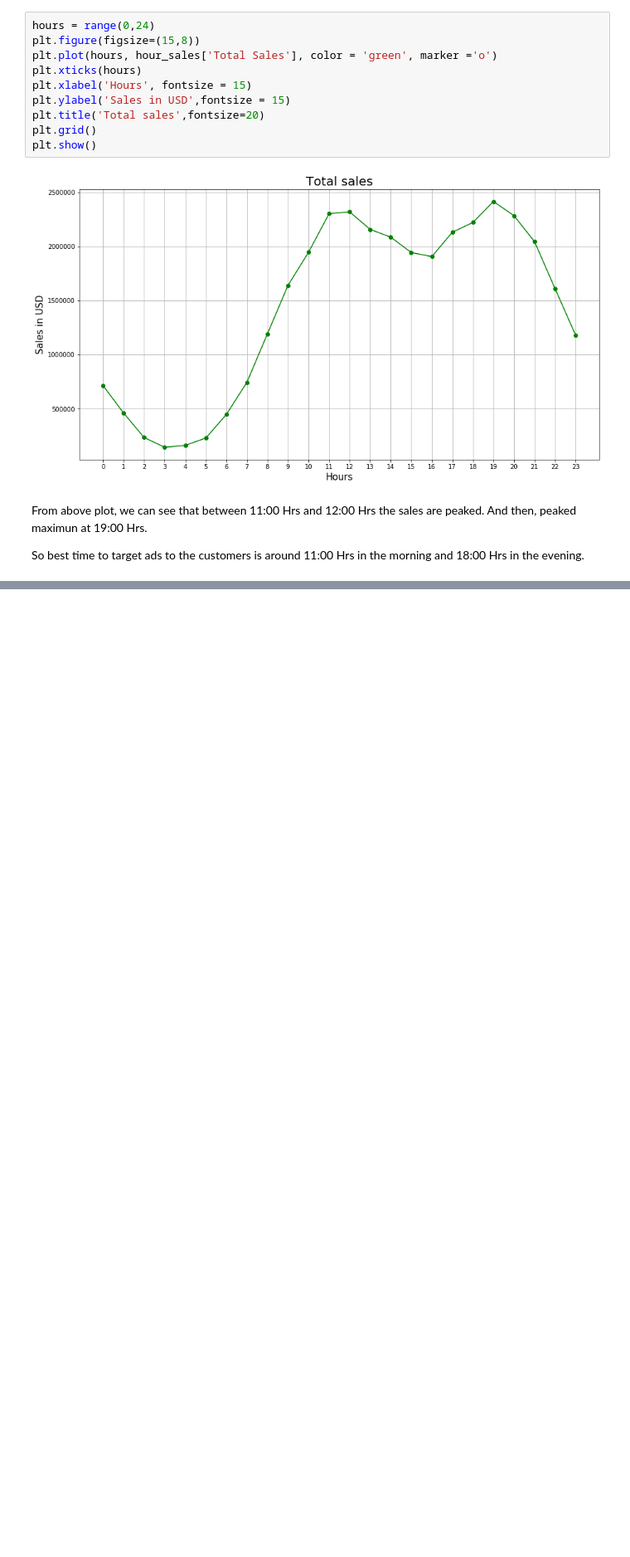
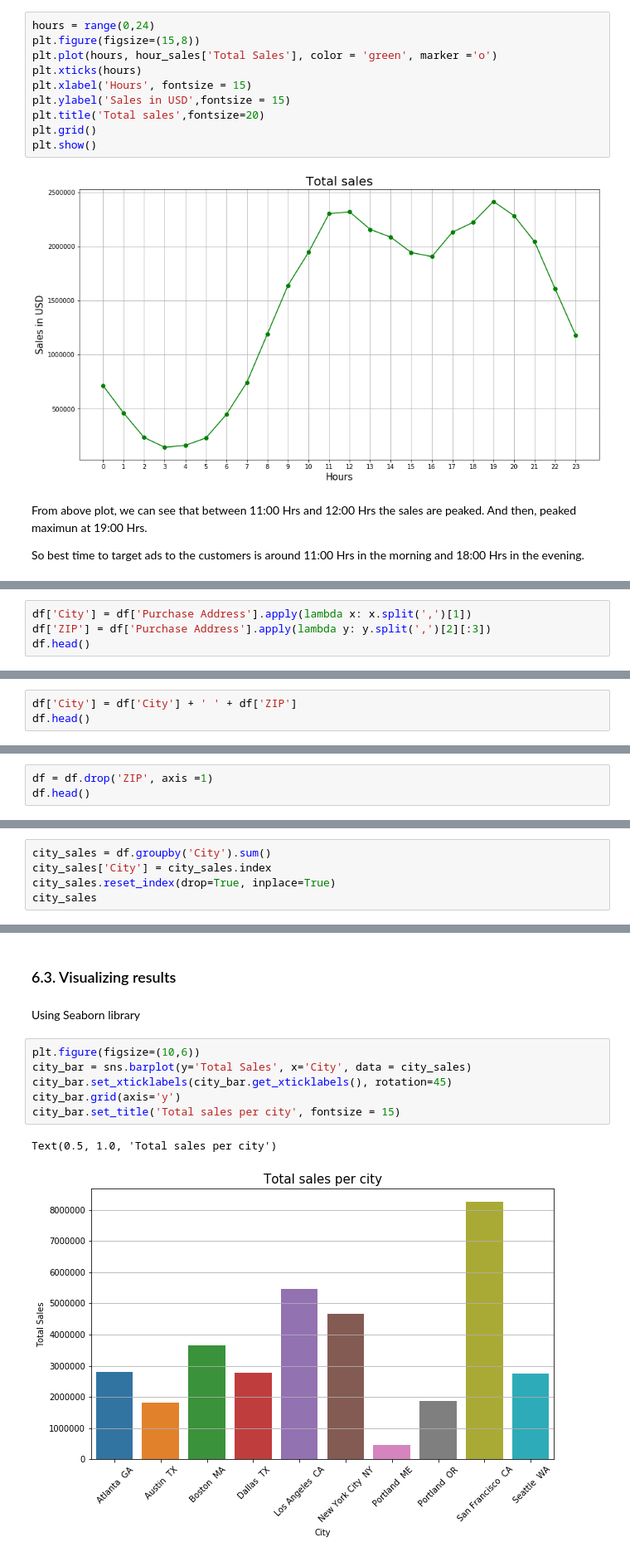
Before and after one commit to shivpalsinhrana/sales-analytics, a Jupyter notebook: Sales_Analytics.ipynb, the cells around one changed output, grey strips where cells are left out. Shown at 83% size. Cells and saved outputs as stored; diff of their text form; blank space fills up the shorter version.

```diff
--- a/Sales_Analytics.ipynb
+++ b/Sales_Analytics.ipynb
@@ -432,0 +441,4 @@ So best time to target ads to the customers is around 11:00 Hrs in the morning a
+# %%
+df['City'] = df['Purchase Address'].apply(lambda x: x.split(',')[1])
+df['ZIP'] = df['Purchase Address'].apply(lambda y: y.split(',')[2][:3])
+df.head()
@@ -432,0 +459,3 @@ So best time to target ads to the customers is around 11:00 Hrs in the morning a
+# %%
+df['City'] = df['City'] + ' ' + df['ZIP']
+df.head()
@@ -432,0 +471,3 @@ So best time to target ads to the customers is around 11:00 Hrs in the morning a
+# %%
+df = df.drop('ZIP', axis =1)
+df.head()
@@ -432,0 +483,5 @@ So best time to target ads to the customers is around 11:00 Hrs in the morning a
+# %%
+city_sales = df.groupby('City').sum()
+city_sales['City'] = city_sales.index
+city_sales.reset_index(drop=True, inplace=True)
+city_sales
@@ -432,0 +500,13 @@ So best time to target ads to the customers is around 11:00 Hrs in the morning a
+# %% [markdown]
+### 6.3. Visualizing results
+# %% [markdown]
+Using Seaborn library
+# %%
+plt.figure(figsize=(10,6))
+city_bar = sns.barplot(y='Total Sales', x='City', data = city_sales)
+city_bar.set_xticklabels(city_bar.get_xticklabels(), rotation=45)
+city_bar.grid(axis='y')
+city_bar.set_title('Total sales per city', fontsize = 15)
+# %% [output]
+Text(0.5, 1.0, 'Total sales per city')
+[figure, added]
```
Also changed, not shown: parts of 37 cells of this notebook.
